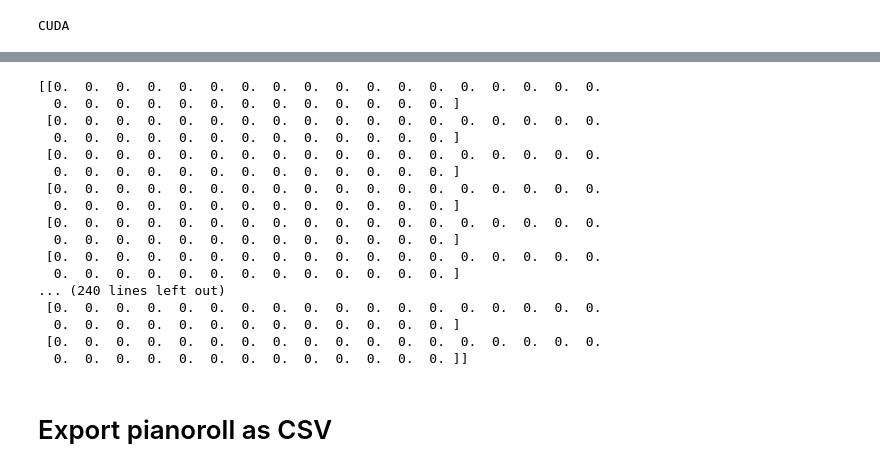
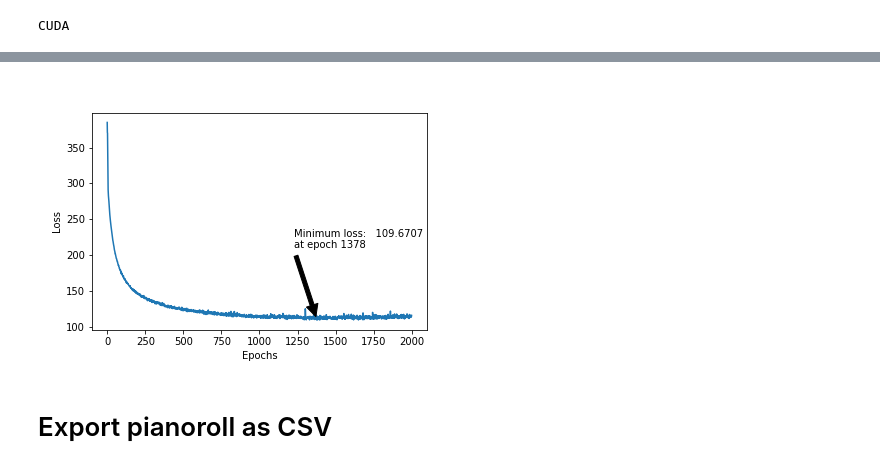
Before and after one commit to nsthtz/Master, a Jupyter notebook: neuralnet/helpers/GRU.ipynb, the cells around one changed output, grey strips where cells are left out. Saved outputs shown, nothing was run; the diff lists cells and outputs as text; code cells hidden in the pictures.

```diff
--- a/neuralnet/helpers/GRU.ipynb
+++ b/neuralnet/helpers/GRU.ipynb
@@ -73,29 +73,20 @@ embed
 [interactive output not drawn]
-# %%
-import sys
-import numpy
-numpy.set_printoptions(threshold=sys.maxsize)
-song_round = numpy.round(song_raw, decimals=1)
-
-print(song_round)
-# %% [output]
-[[0.  0.  0.  0.  0.  0.  0.  0.  0.  0.  0.  0.  0.  0.  0.  0.  0.  0.
-  0.  0.  0.  0.  0.  0.  0.  0.  0.  0.  0.  0.  0. ]
- [0.  0.  0.  0.  0.  0.  0.  0.  0.  0.  0.  0.  0.  0.  0.  0.  0.  0.
-  0.  0.  0.  0.  0.  0.  0.  0.  0.  0.  0.  0.  0. ]
- [0.  0.  0.  0.  0.  0.  0.  0.  0.  0.  0.  0.  0.  0.  0.  0.  0.  0.
-  0.  0.  0.  0.  0.  0.  0.  0.  0.  0.  0.  0.  0. ]
- [0.  0.  0.  0.  0.  0.  0.  0.  0.  0.  0.  0.  0.  0.  0.  0.  0.  0.
-  0.  0.  0.  0.  0.  0.  0.  0.  0.  0.  0.  0.  0. ]
- [0.  0.  0.  0.  0.  0.  0.  0.  0.  0.  0.  0.  0.  0.  0.  0.  0.  0.
-  0.  0.  0.  0.  0.  0.  0.  0.  0.  0.  0.  0.  0. ]
- [0.  0.  0.  0.  0.  0.  0.  0.  0.  0.  0.  0.  0.  0.  0.  0.  0.  0.
-  0.  0.  0.  0.  0.  0.  0.  0.  0.  0.  0.  0.  0. ]
-... (240 lines left out)
- [0.  0.  0.  0.  0.  0.  0.  0.  0.  0.  0.  0.  0.  0.  0.  0.  0.  0.
-  0.  0.  0.  0.  0.  0.  0.  0.  0.  0.  0.  0.  0. ]
- [0.  0.  0.  0.  0.  0.  0.  0.  0.  0.  0.  0.  0.  0.  0.  0.  0.  0.
-  0.  0.  0.  0.  0.  0.  0.  0.  0.  0.  0.  0.  0. ]]
+# %%
+%config InlineBackend.print_figure_kwargs = {'bbox_inches':None}
+
+#plt.figure(figsize=(20,20))
+plt.plot(model_generalist.loss_log)
+plt.ylabel("Loss")
+plt.xlabel("Epochs")
+
+min_loss = min(model_generalist.loss_log)
+min_pos = model_generalist.loss_log.index(min_loss)
+
+plt.annotate("Minimum loss: " + "{:10.4f}".format(min_loss) +"\nat epoch " + str(min_pos), xy=(min_pos, min_loss), xytext=(min_pos-150, min_loss+100), arrowprops=dict(facecolor='black', shrink=0.05) )
+plt.show()
+#plt.savefig('neurallosszoom.png')
+# %% [output]
+[figure, added]
 # %% [markdown]
 # Export pianoroll as CSV
 # %%
```
Also changed, not shown: parts of 1 cell of this notebook, 5 other files.
